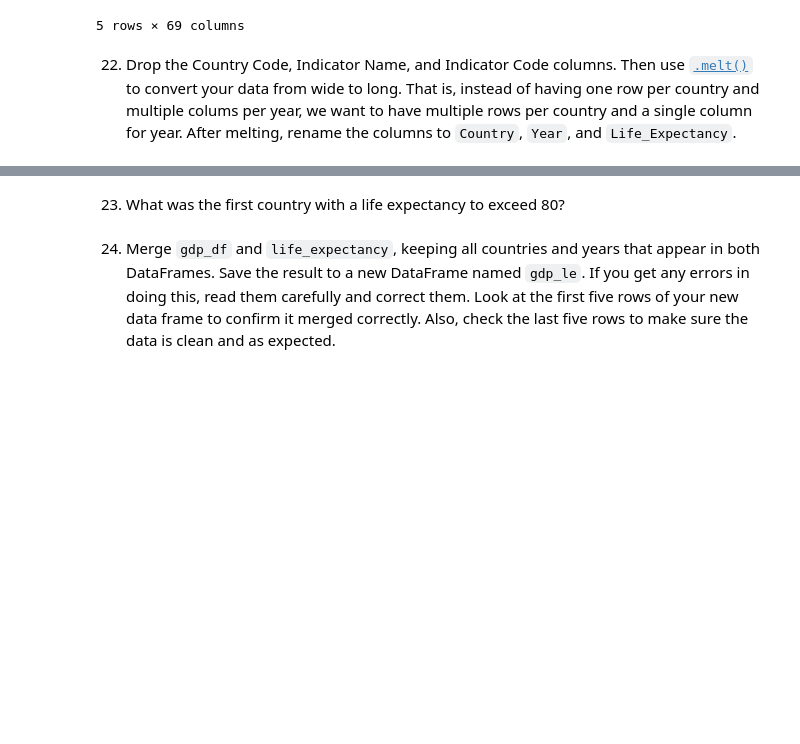
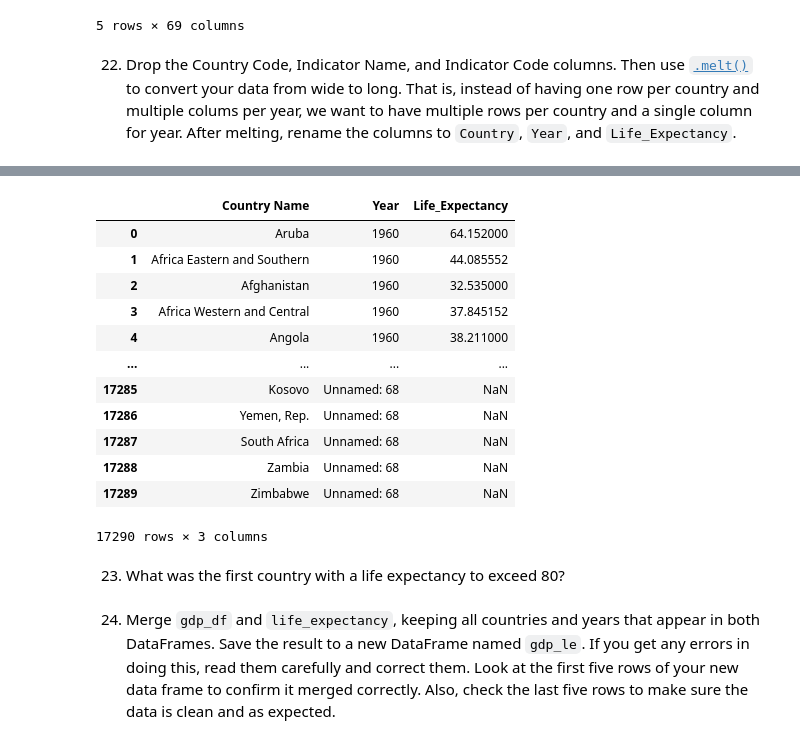
Before and after one commit to nss-data-science-cohort-8/un-exploration-vickitaylor, a Jupyter notebook: notebooks/un_data_exploration.ipynb, the cells around one changed output, grey strips where cells are left out. Cells and saved outputs as stored; diff of their text form; code cells hidden in the pictures; blank space fills up the shorter version.

```diff
--- a/notebooks/un_data_exploration.ipynb
+++ b/notebooks/un_data_exploration.ipynb
@@ -637,3 +651,19 @@ life_expectancy.head()
+# %%
+pd.melt(life_expectancy, id_vars = ['Country Name'], var_name = 'Year', value_name = 'Life_Expectancy')
+# %% [output]
+|  | Country Name | Year | Life_Expectancy |
+| 0 | Aruba | 1960 | 64.152000 |
+| 1 | Africa Eastern and Southern | 1960 | 44.085552 |
+| 2 | Afghanistan | 1960 | 32.535000 |
+| 3 | Africa Western and Central | 1960 | 37.845152 |
+| 4 | Angola | 1960 | 38.211000 |
+| ... | ... | ... | ... |
+| 17285 | Kosovo | Unnamed: 68 | NaN |
+| 17286 | Yemen, Rep. | Unnamed: 68 | NaN |
+| 17287 | South Africa | Unnamed: 68 | NaN |
+| 17288 | Zambia | Unnamed: 68 | NaN |
+| 17289 | Zimbabwe | Unnamed: 68 | NaN |
+17290 rows × 3 columns
 # %% [markdown]
 23. What was the first country with a life expectancy to exceed 80?
 # %% [markdown]
```
Also changed, not shown: parts of 3 cells of this notebook.
